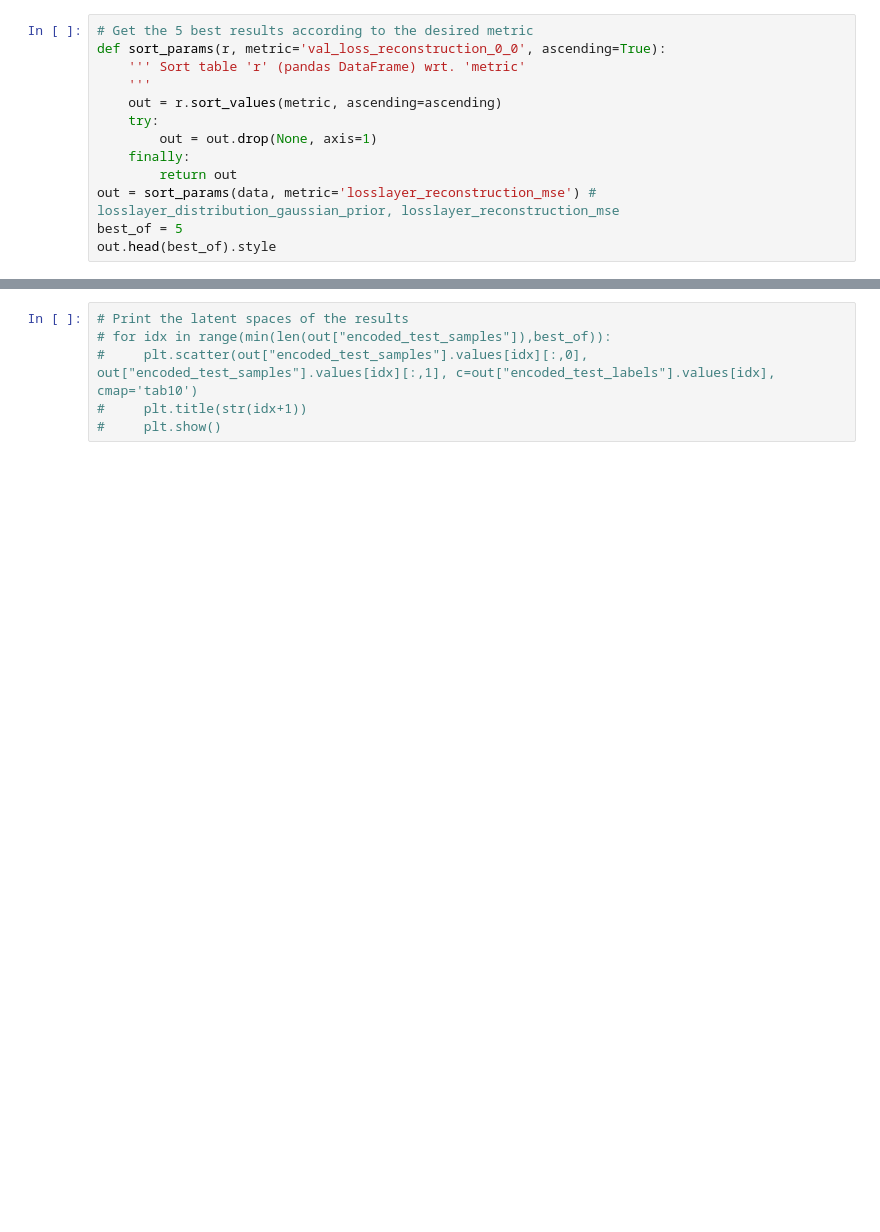
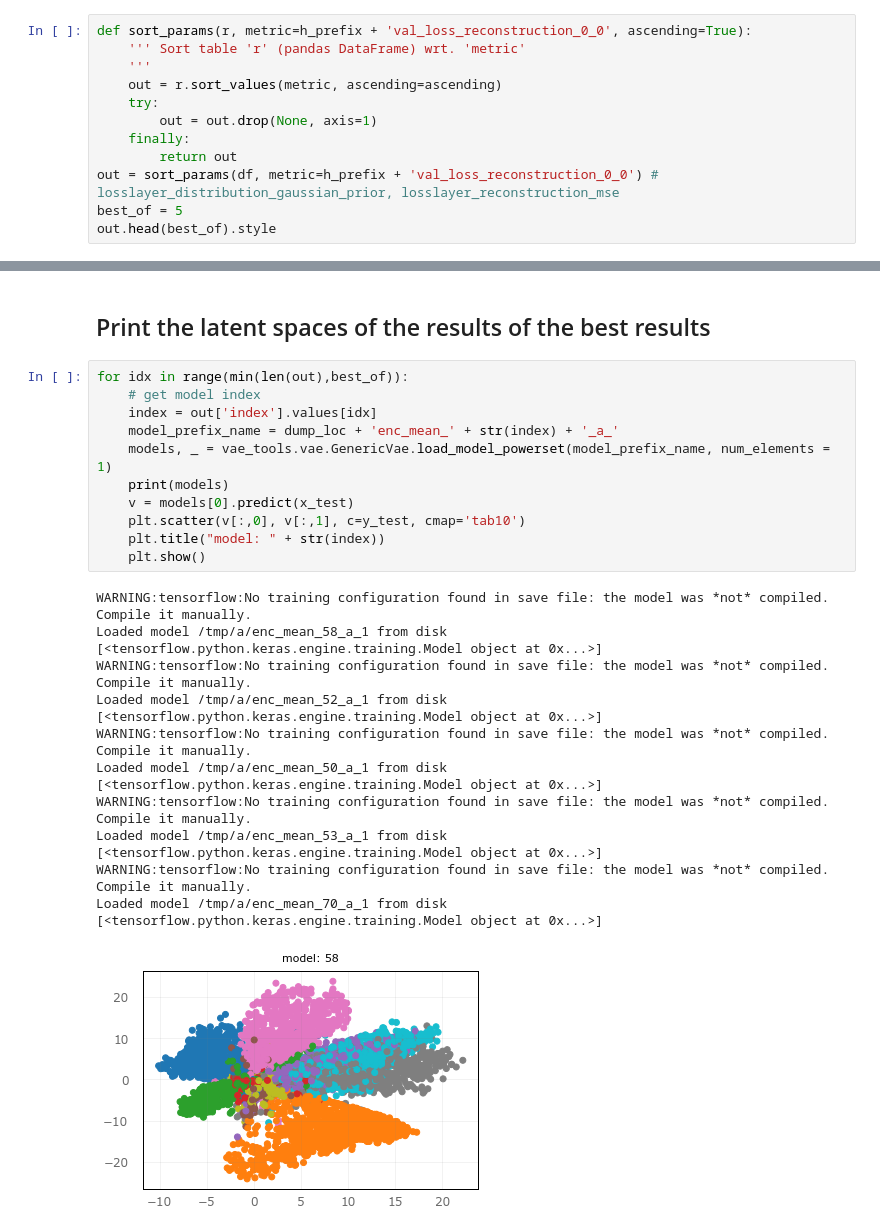
Before and after one commit to tik0/vae_tools, a Jupyter notebook: examples/mnist_talos_mimic.ipynb, the cells around one changed output, grey strips where cells are left out. Cells and saved outputs as stored; diff of their text form; blank space fills up the shorter version.

```diff
--- a/examples/mnist_talos_mimic.ipynb
+++ b/examples/mnist_talos_mimic.ipynb
@@ -205,6 +213,5 @@ astetik.bargrid(data, x='batch_size', y='val_loss', hue='lr', col='intermediate_
 # %%
-# Get the 5 best results according to the desired metric
-def sort_params(r, metric='val_loss_reconstruction_0_0', ascending=True):
+def sort_params(r, metric=h_prefix + 'val_loss_reconstruction_0_0', ascending=True):
     ''' Sort table 'r' (pandas DataFrame) wrt. 'metric'
     '''
     out = r.sort_values(metric, ascending=ascending)
@@ -212,6 +219,6 @@ def sort_params(r, metric='val_loss_reconstruction_0_0', ascending=True):
         out = out.drop(None, axis=1)
     finally:
         return out
-out = sort_params(data, metric='losslayer_reconstruction_mse') # losslayer_distribution_gaussian_prior, losslayer_reconstruction_mse
+out = sort_params(df, metric=h_prefix + 'val_loss_reconstruction_0_0') # losslayer_distribution_gaussian_prior, losslayer_reconstruction_mse
 best_of = 5
 out.head(best_of).style
@@ -218,6 +232,30 @@ out.head(best_of).style
-# %%
-# Print the latent spaces of the results
-# for idx in range(min(len(out["encoded_test_samples"]),best_of)):
-#     plt.scatter(out["encoded_test_samples"].values[idx][:,0], out["encoded_test_samples"].values[idx][:,1], c=out["encoded_test_labels"].values[idx], cmap='tab10')
-#     plt.title(str(idx+1))
-#     plt.show()
+# %% [markdown]
+## Print the latent spaces of the results of the best results
+# %%
+for idx in range(min(len(out),best_of)):
+    # get model index
+    index = out['index'].values[idx]
+    model_prefix_name = dump_loc + 'enc_mean_' + str(index) + '_a_'
+    models, _ = vae_tools.vae.GenericVae.load_model_powerset(model_prefix_name, num_elements = 1)
+    print(models)
+    v = models[0].predict(x_test)
+    plt.scatter(v[:,0], v[:,1], c=y_test, cmap='tab10')
+    plt.title("model: " + str(index))
+    plt.show()
+# %% [output]
+WARNING:tensorflow:No training configuration found in save file: the model was *not* compiled. Compile it manually.
+Loaded model /tmp/a/enc_mean_58_a_1 from disk
+[<tensorflow.python.keras.engine.training.Model object at 0x...>]
+WARNING:tensorflow:No training configuration found in save file: the model was *not* compiled. Compile it manually.
+Loaded model /tmp/a/enc_mean_52_a_1 from disk
+[<tensorflow.python.keras.engine.training.Model object at 0x...>]
+WARNING:tensorflow:No training configuration found in save file: the model was *not* compiled. Compile it manually.
+Loaded model /tmp/a/enc_mean_50_a_1 from disk
+[<tensorflow.python.keras.engine.training.Model object at 0x...>]
+WARNING:tensorflow:No training configuration found in save file: the model was *not* compiled. Compile it manually.
+Loaded model /tmp/a/enc_mean_53_a_1 from disk
+[<tensorflow.python.keras.engine.training.Model object at 0x...>]
+WARNING:tensorflow:No training configuration found in save file: the model was *not* compiled. Compile it manually.
+Loaded model /tmp/a/enc_mean_70_a_1 from disk
+[<tensorflow.python.keras.engine.training.Model object at 0x...>]
+[figure, added]
```
Also changed, not shown: parts of 17 cells of this notebook.
